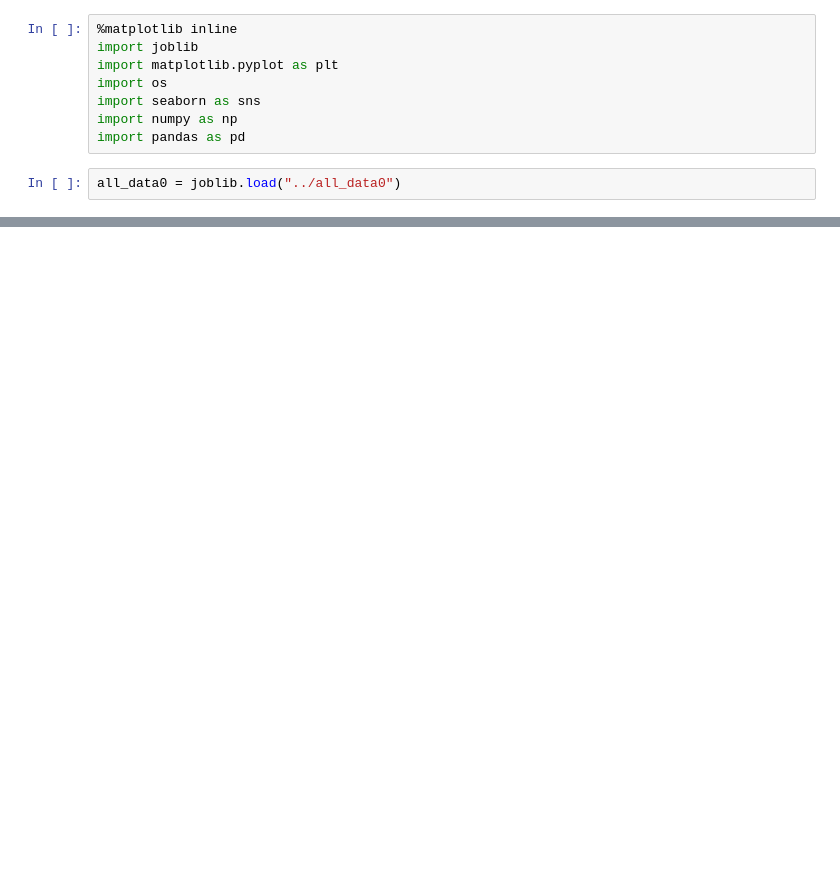
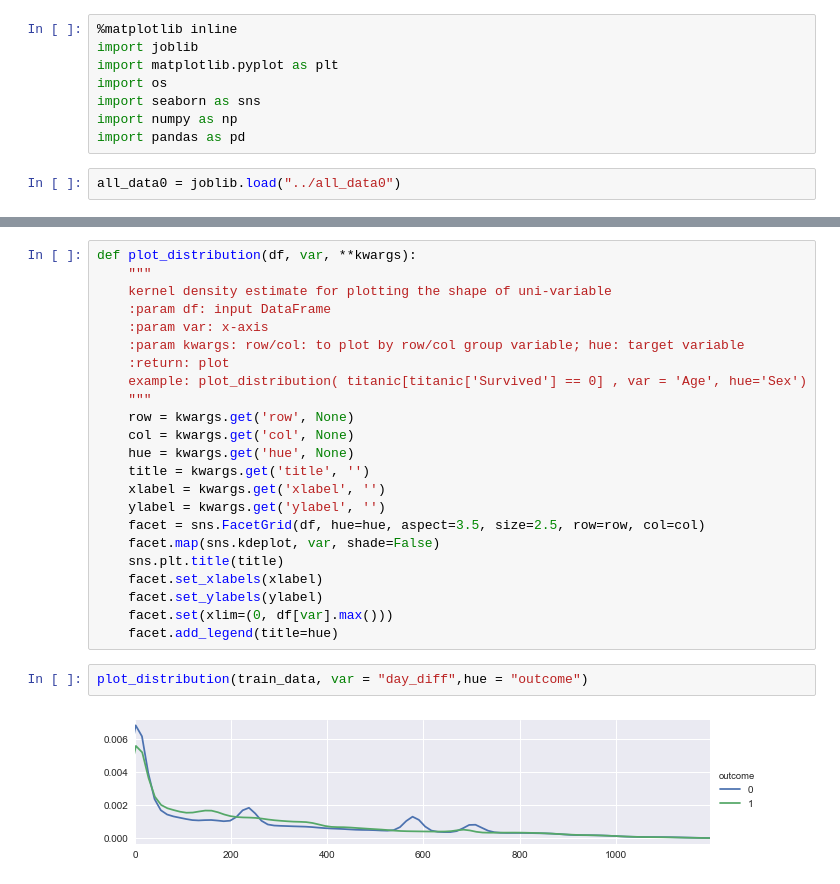
Before and after one commit to zxlmufc/redhat, a Jupyter notebook: cache/EDA/redhat_EDA.ipynb, the cells around one changed output, grey strips where cells are left out. Cells and saved outputs as stored; diff of their text form; blank space fills up the shorter version.

```diff
--- a/cache/EDA/redhat_EDA.ipynb
+++ b/cache/EDA/redhat_EDA.ipynb
@@ -116,0 +159,27 @@ for ind, factor in enumerate(factors):
+# %%
+def plot_distribution(df, var, **kwargs):
+    """
+    kernel density estimate for plotting the shape of uni-variable
+    :param df: input DataFrame
+    :param var: x-axis
+    :param kwargs: row/col: to plot by row/col group variable; hue: target variable
+    :return: plot
+    example: plot_distribution( titanic[titanic['Survived'] == 0] , var = 'Age', hue='Sex')
+    """
+    row = kwargs.get('row', None)
+    col = kwargs.get('col', None)
+    hue = kwargs.get('hue', None)
+    title = kwargs.get('title', '')
+    xlabel = kwargs.get('xlabel', '')
+    ylabel = kwargs.get('ylabel', '')
+    facet = sns.FacetGrid(df, hue=hue, aspect=3.5, size=2.5, row=row, col=col)
+    facet.map(sns.kdeplot, var, shade=False)
+    sns.plt.title(title)
+    facet.set_xlabels(xlabel)
+    facet.set_ylabels(ylabel)
+    facet.set(xlim=(0, df[var].max()))
+    facet.add_legend(title=hue)
+# %%
+plot_distribution(train_data, var = "day_diff",hue = "outcome")
+# %% [output]
+[figure, added]
```
Also changed, not shown: parts of 32 cells of this notebook.
